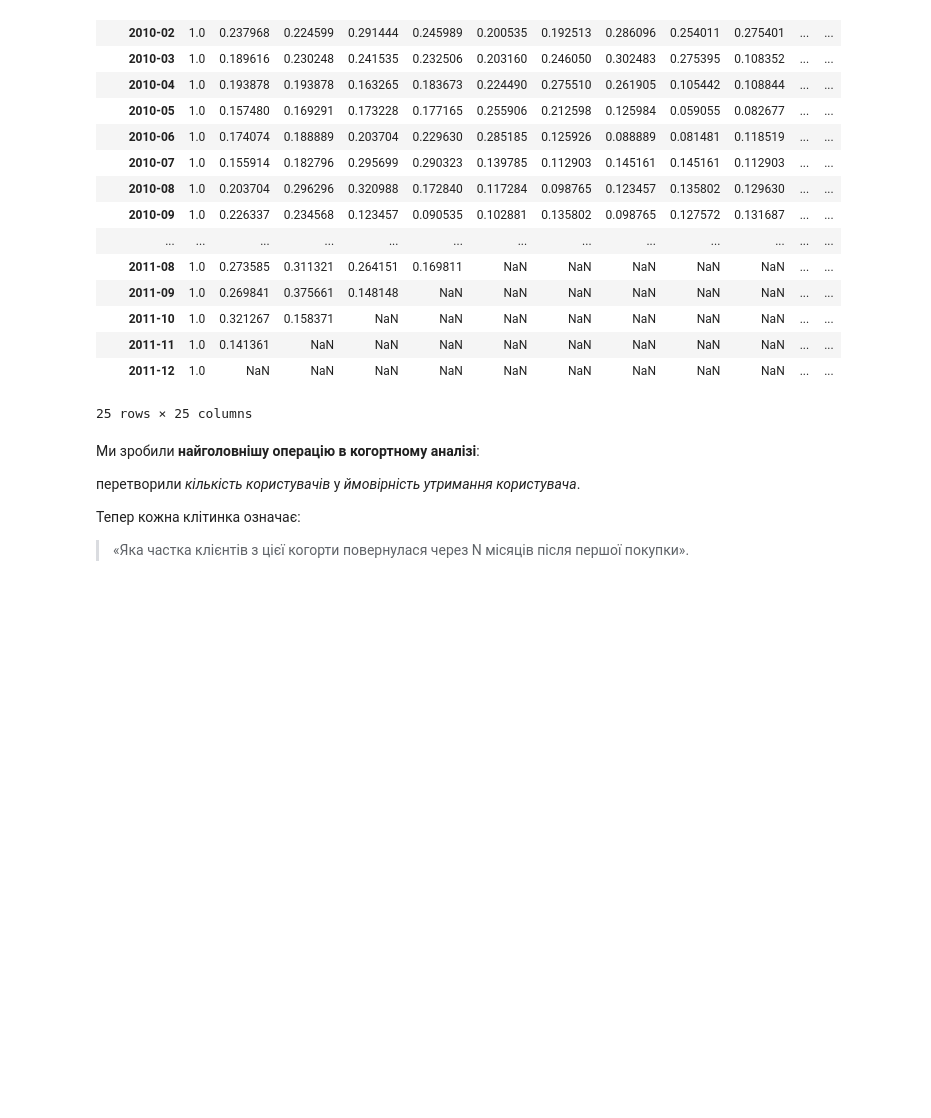
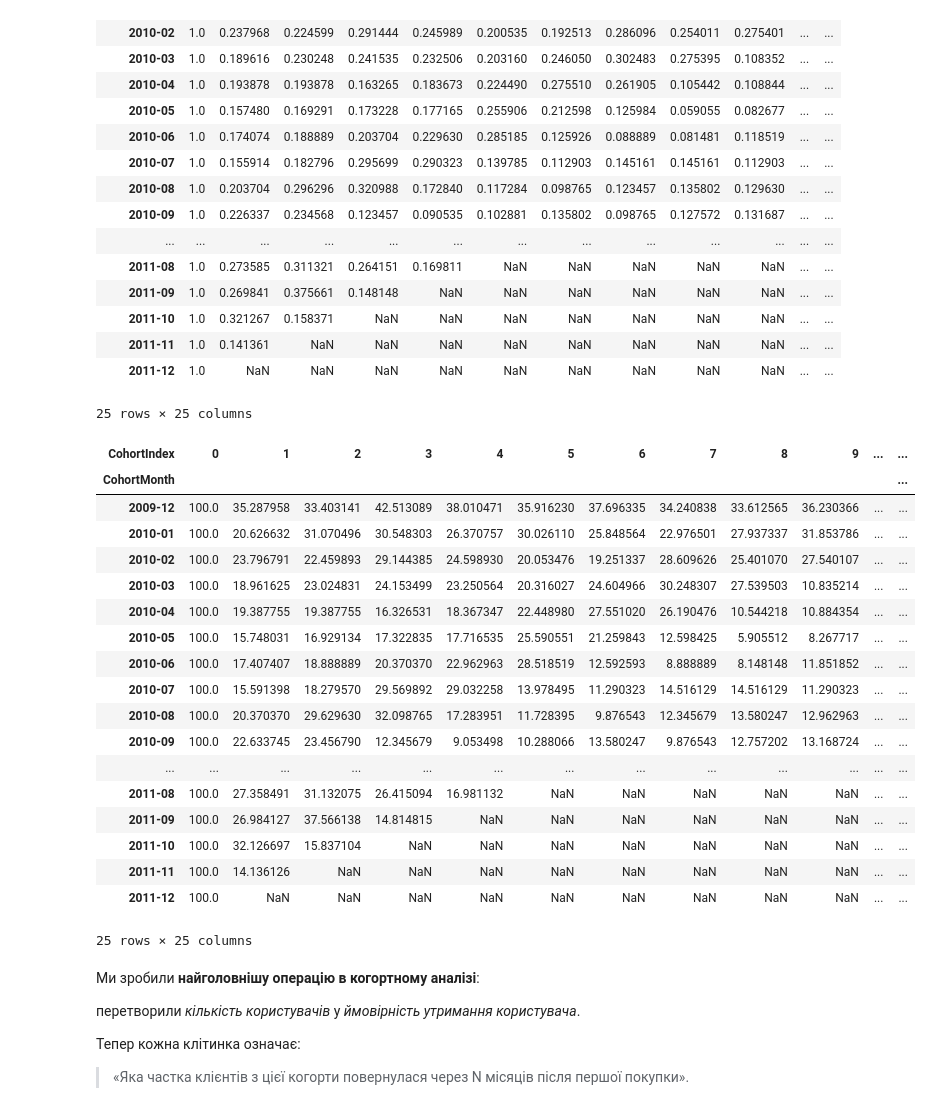
Before and after one commit to cpython-projects/python_da_06_11_25, a Jupyter notebook: lesson_24.ipynb, the cells around one changed output. Saved outputs shown, nothing was run; the diff lists cells and outputs as text; code cells hidden in the pictures; blank space fills up the shorter version.

```diff
--- a/lesson_24.ipynb
+++ b/lesson_24.ipynb
@@ -406,4 +465,4 @@ df[df['Customer ID'] == 13085]
 # %% [markdown]
 ### 3 Вік когорти
 # %%
-df['CohortIndex'] = (df.EventMonth - df.CohortMonth).apply(lambda x: x.n)
+df['CohortIndex'] = (df.EventMonth - df.CohortMonth).apply(lambda interval: interval.n)
@@ -481,4 +556,4 @@ cohort_pivot
 * кількість користувачів у момент їх першої покупки,
 * тобто **реальний розмір когорти на старті**.
 # %%
-c1 = cohort_pivot.iloc[:, 0]
+column_1 = cohort_pivot.iloc[:, 0]
@@ -520,7 +595,7 @@ $$
 * `i` — когорта,
 * `j` — вік когорти.
 # %%
-retention = cohort_pivot.divide(c1, axis=0)
+retention = cohort_pivot.divide(column_1, axis=0)
 retention
 # %% [output]
 | CohortIndex | 0 | 1 | 2 | 3 | 4 | 5 | 6 | 7 | 8 | 9 | ... | ... |
@@ -542,6 +617,28 @@ retention
 | 2011-11 | 1.0 | 0.141361 | NaN | NaN | NaN | NaN | NaN | NaN | NaN | NaN | ... | ... |
 | 2011-12 | 1.0 | NaN | NaN | NaN | NaN | NaN | NaN | NaN | NaN | NaN | ... | ... |
 25 rows × 25 columns
+# %%
+retention * 100
+# %% [output]
+| CohortIndex | 0 | 1 | 2 | 3 | 4 | 5 | 6 | 7 | 8 | 9 | ... | ... |
+| CohortMonth |  |  |  |  |  |  |  |  |  |  |  | ... |
+| 2009-12 | 100.0 | 35.287958 | 33.403141 | 42.513089 | 38.010471 | 35.916230 | 37.696335 | 34.240838 | 33.612565 | 36.230366 | ... | ... |
+| 2010-01 | 100.0 | 20.626632 | 31.070496 | 30.548303 | 26.370757 | 30.026110 | 25.848564 | 22.976501 | 27.937337 | 31.853786 | ... | ... |
+| 2010-02 | 100.0 | 23.796791 | 22.459893 | 29.144385 | 24.598930 | 20.053476 | 19.251337 | 28.609626 | 25.401070 | 27.540107 | ... | ... |
+| 2010-03 | 100.0 | 18.961625 | 23.024831 | 24.153499 | 23.250564 | 20.316027 | 24.604966 | 30.248307 | 27.539503 | 10.835214 | ... | ... |
+| 2010-04 | 100.0 | 19.387755 | 19.387755 | 16.326531 | 18.367347 | 22.448980 | 27.551020 | 26.190476 | 10.544218 | 10.884354 | ... | ... |
+| 2010-05 | 100.0 | 15.748031 | 16.929134 | 17.322835 | 17.716535 | 25.590551 | 21.259843 | 12.598425 | 5.905512 | 8.267717 | ... | ... |
+| 2010-06 | 100.0 | 17.407407 | 18.888889 | 20.370370 | 22.962963 | 28.518519 | 12.592593 | 8.888889 | 8.148148 | 11.851852 | ... | ... |
+| 2010-07 | 100.0 | 15.591398 | 18.279570 | 29.569892 | 29.032258 | 13.978495 | 11.290323 | 14.516129 | 14.516129 | 11.290323 | ... | ... |
+| 2010-08 | 100.0 | 20.370370 | 29.629630 | 32.098765 | 17.283951 | 11.728395 | 9.876543 | 12.345679 | 13.580247 | 12.962963 | ... | ... |
+| 2010-09 | 100.0 | 22.633745 | 23.456790 | 12.345679 | 9.053498 | 10.288066 | 13.580247 | 9.876543 | 12.757202 | 13.168724 | ... | ... |
+| ... | ... | ... | ... | ... | ... | ... | ... | ... | ... | ... | ... | ... |
+| 2011-08 | 100.0 | 27.358491 | 31.132075 | 26.415094 | 16.981132 | NaN | NaN | NaN | NaN | NaN | ... | ... |
+| 2011-09 | 100.0 | 26.984127 | 37.566138 | 14.814815 | NaN | NaN | NaN | NaN | NaN | NaN | ... | ... |
+| 2011-10 | 100.0 | 32.126697 | 15.837104 | NaN | NaN | NaN | NaN | NaN | NaN | NaN | ... | ... |
+| 2011-11 | 100.0 | 14.136126 | NaN | NaN | NaN | NaN | NaN | NaN | NaN | NaN | ... | ... |
+| 2011-12 | 100.0 | NaN | NaN | NaN | NaN | NaN | NaN | NaN | NaN | NaN | ... | ... |
+25 rows × 25 columns
 # %% [markdown]
 Ми зробили **найголовнішу операцію в когортному аналізі**:
 
```
Also changed, not shown: parts of 17 cells of this notebook.
